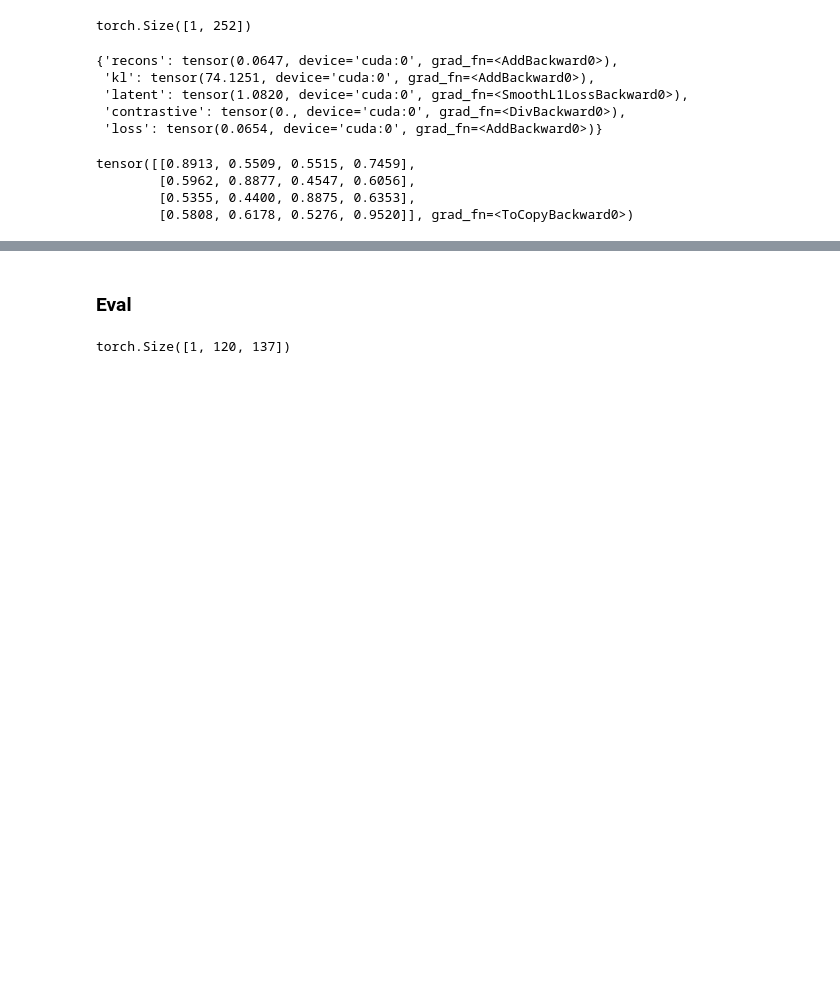
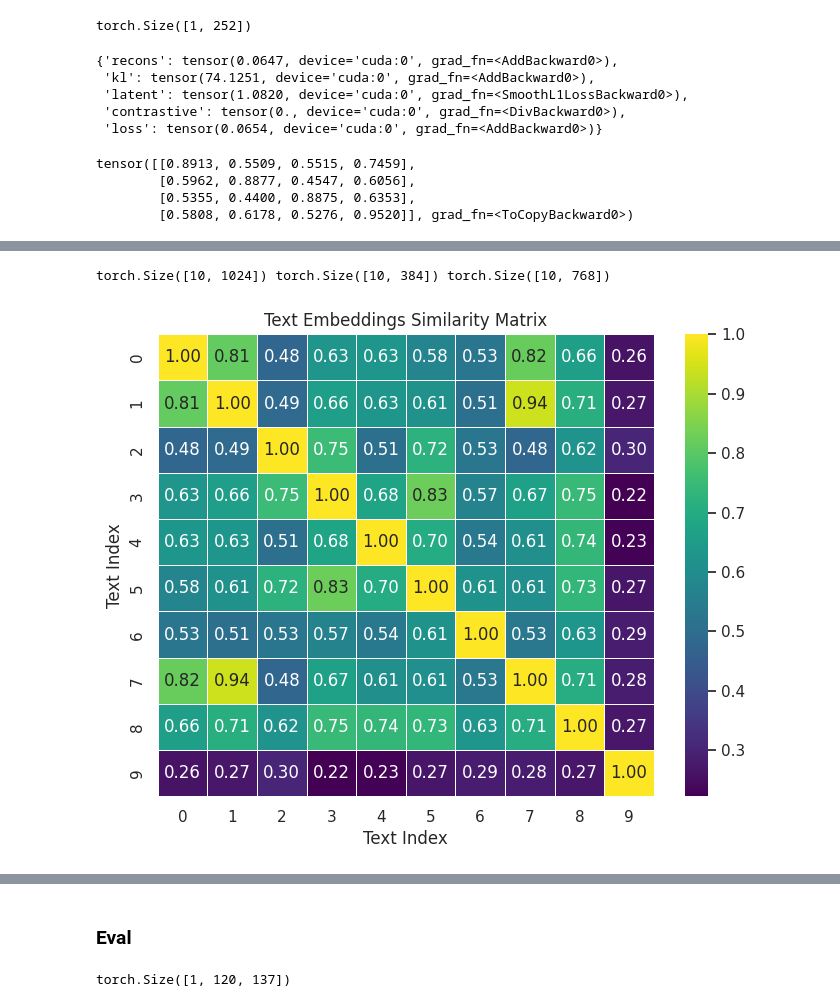
Before and after one commit to sohananisetty/ATCMG, a Jupyter notebook: TMR.ipynb, the cells around one changed output, grey strips where cells are left out. Drawn from its saved outputs; the diff is of its cells as text; code cells hidden in the pictures; blank space fills up the shorter version.

```diff
--- a/TMR.ipynb
+++ b/TMR.ipynb
@@ -301,0 +487,31 @@ tensor([[0.8913, 0.5509, 0.5515, 0.7459],
+# %%
+t5 = T5Conditioner("t5-large").to(device)
+sbert = SentenceConditioner(name = "sentence-transformers/all-MiniLM-L6-v2").to(device)
+mpnet = SentenceConditioner(name = "sentence-transformers/all-mpnet-base-v2").to(device)
+# %%
+def cosine_similarity_matrix(embeddings):
+    normalized_embeddings = embeddings / np.linalg.norm(embeddings, axis=1)[:, np.newaxis]
+    similarity_matrix = np.dot(normalized_embeddings, normalized_embeddings.T)
+    return similarity_matrix
+# %%
+sent_embed1, _ = t5.get_text_embedding(t5.tokenize(sents))
+sent_embed2, _ = sbert.get_text_embedding(sbert.tokenize(sents))
+sent_embed3, _ = mpnet.get_text_embedding(mpnet.tokenize(sents))
+# %%
+print(sent_embed1.shape , sent_embed2.shape , sent_embed3.shape)
+# %% [output]
+torch.Size([10, 1024]) torch.Size([10, 384]) torch.Size([10, 768])
+# %%
+similarity_matrix1 = cosine_similarity_matrix(sent_embed1.cpu())
+similarity_matrix2 = cosine_similarity_matrix(sent_embed2.cpu())
+similarity_matrix3 = cosine_similarity_matrix(sent_embed3.cpu())
+# %%
+sns.set(style="white")
+plt.figure(figsize=(8, 6))
+sns.heatmap(similarity_matrix1, annot=True, cmap='viridis', fmt=".2f", linewidths=.5)
+plt.title('Text Embeddings Similarity Matrix')
+plt.xlabel('Text Index')
+plt.ylabel('Text Index')
+plt.show()
+# %% [output]
+[figure, added]
```
Also changed, not shown: parts of 69 cells of this notebook, 31 other files.
